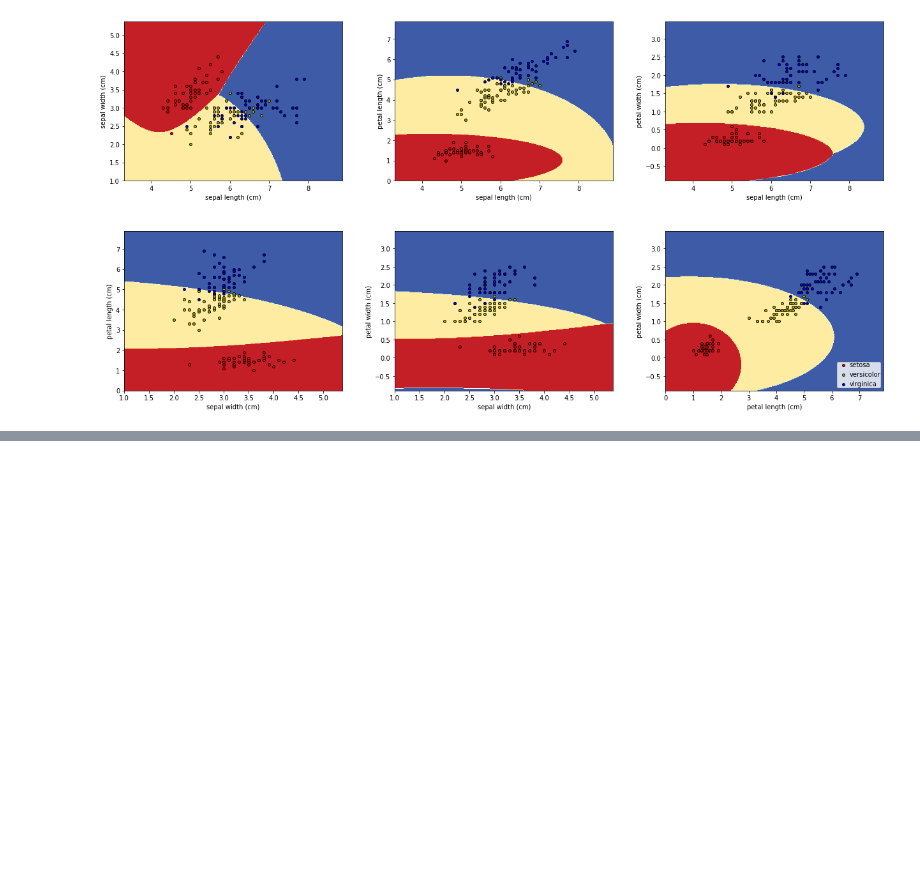
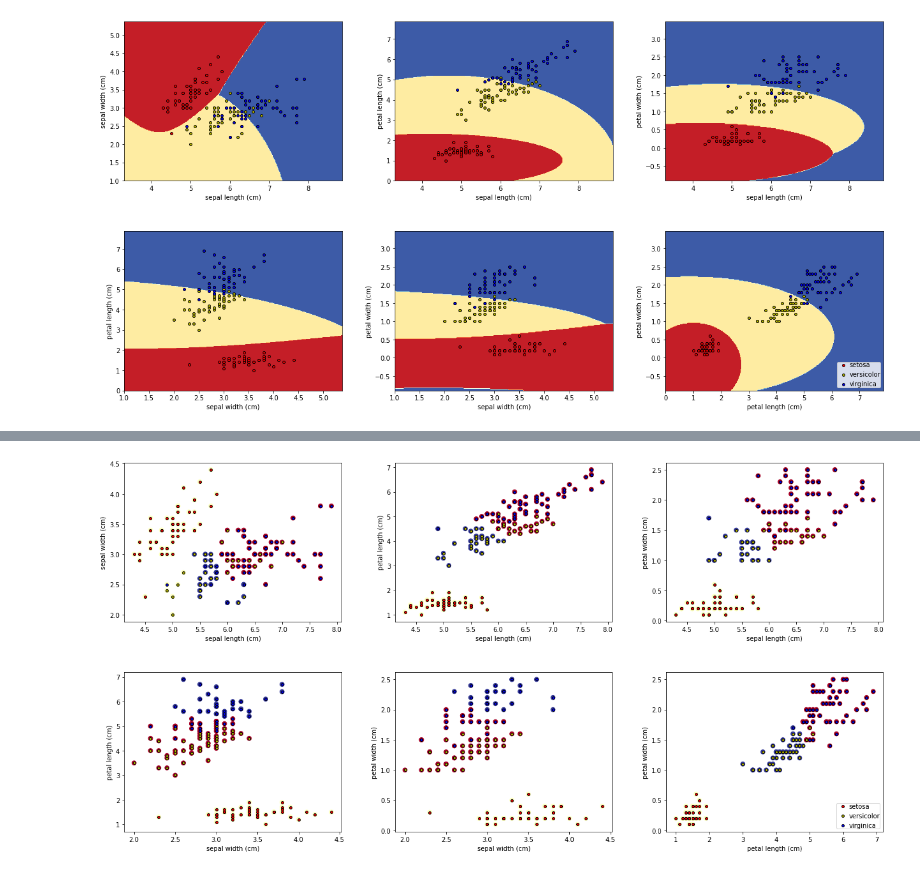
Before and after one commit to jhigginbotham64/csce-5380-project, a Jupyter notebook: CSCE_5380_Project.ipynb, the cells around one changed output, grey strips where cells are left out. Drawn from its saved outputs; the diff is of its cells as text; code cells hidden in the pictures; blank space fills up the shorter version.

```diff
--- a/CSCE_5380_Project.ipynb
+++ b/CSCE_5380_Project.ipynb
@@ -142,0 +196,5 @@ plot_data(RandomForestClassifier)
+# %%
+# agglomerative clustering
+plot_data_clustered(AgglomerativeClustering(n_clusters=3))
+# %% [output]
+[figure, added]
```
Also changed, not shown: parts of 15 cells of this notebook, 2 other files.
